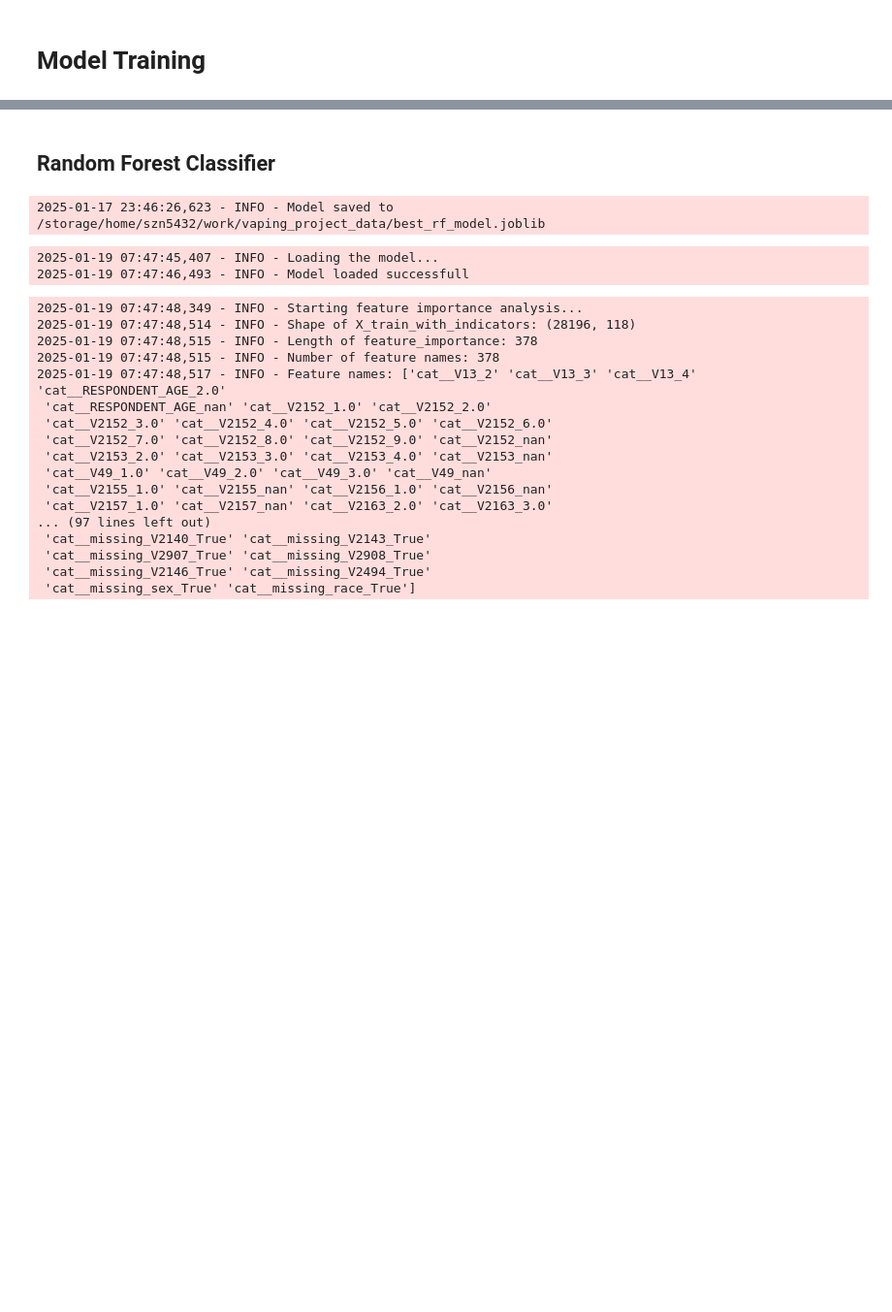
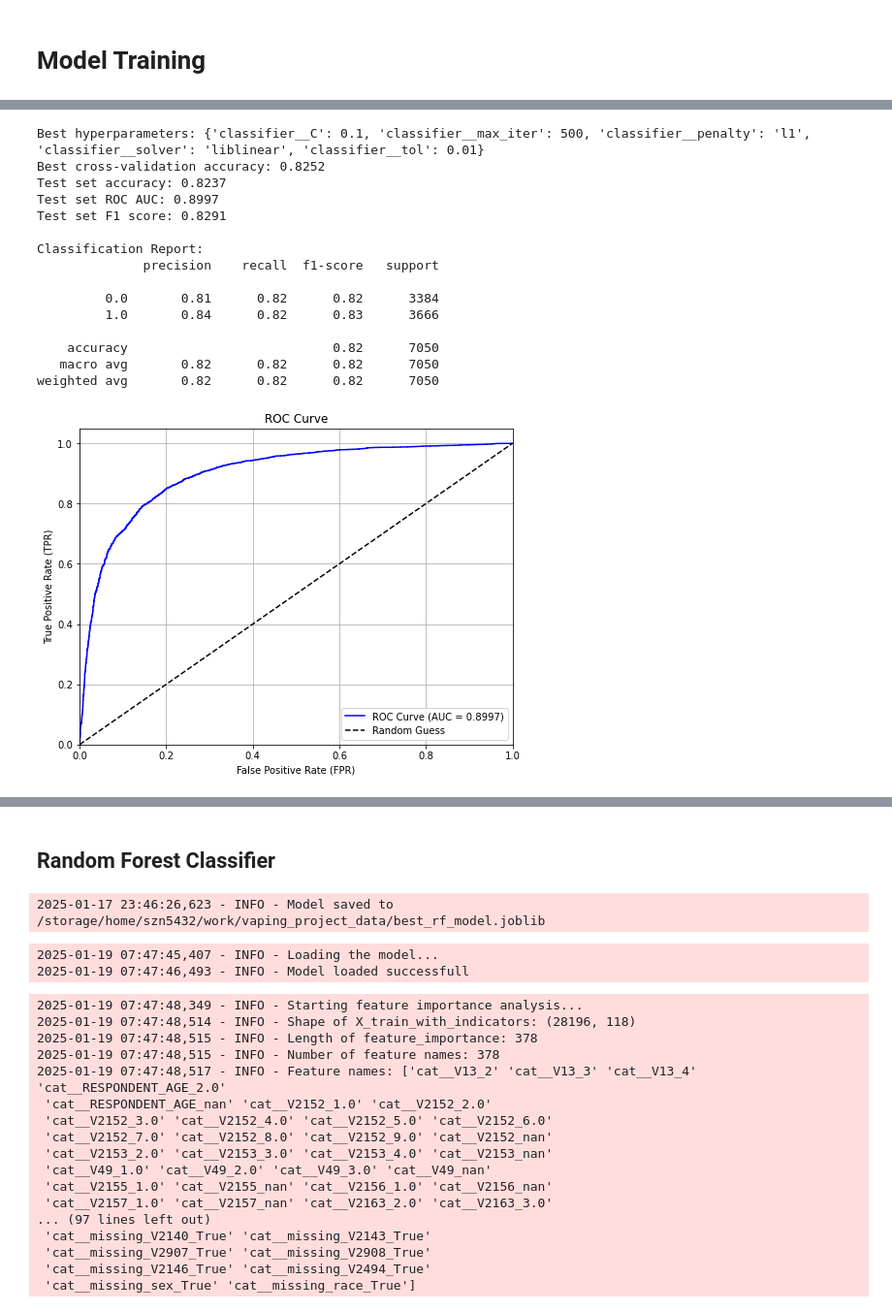
Before and after one commit to siyangni/vaping_project, a Jupyter notebook: modelling.ipynb, the cells around one changed output, grey strips where cells are left out. Shown at 97% size. Cells and saved outputs as stored; diff of their text form; code cells hidden in the pictures; blank space fills up the shorter version.

```diff
--- a/modelling.ipynb
+++ b/modelling.ipynb
@@ -410,0 +772,74 @@ Name: nicotine12d, dtype: float64
+# %%
+import numpy as np
+from sklearn.pipeline import Pipeline
+from sklearn.preprocessing import PolynomialFeatures
+from sklearn.linear_model import LogisticRegression
+from sklearn.model_selection import GridSearchCV
+from sklearn.metrics import (
+    accuracy_score,
+    roc_auc_score,
+    f1_score,
+    classification_report,
+    roc_curve  # For ROC curve
+)
+import matplotlib.pyplot as plt  # For plotting
+
+# ----------------------------
+# 4. Evaluate the Best Model
+# ----------------------------
+print("Best hyperparameters:", grid_search.best_params_)
+print("Best cross-validation accuracy: {:.4f}".format(grid_search.best_score_))
+
+# Use the best model to predict on the test set.
+best_model = grid_search.best_estimator_
+y_pred = best_model.predict(X_test_with_indicators)
+y_pred_proba = best_model.predict_proba(X_test_with_indicators)[:, 1]  # Get probabilities for the positive class
+
+# Calculate additional metrics
+test_accuracy = accuracy_score(y_test, y_pred)
+roc_auc = roc_auc_score(y_test, y_pred_proba)
+f1 = f1_score(y_test, y_pred)
+
+print("Test set accuracy: {:.4f}".format(test_accuracy))
+print("Test set ROC AUC: {:.4f}".format(roc_auc))
+print("Test set F1 score: {:.4f}".format(f1))
+
+# Print classification report
+print("\nClassification Report:")
+print(classification_report(y_test, y_pred))
+
+# ----------------------------
+# 5. Plot the ROC Curve
+# ----------------------------
+# Compute FPR, TPR, and thresholds
+fpr, tpr, thresholds = roc_curve(y_test, y_pred_proba)
+
+# Plot the ROC curve
+plt.figure(figsize=(8, 6))
+plt.plot(fpr, tpr, label=f"ROC Curve (AUC = {roc_auc:.4f})", color='blue')
+plt.plot([0, 1], [0, 1], 'k--', label="Random Guess")  # Diagonal line for reference
+plt.xlim([0.0, 1.0])
+plt.ylim([0.0, 1.05])
+plt.xlabel("False Positive Rate (FPR)")
+plt.ylabel("True Positive Rate (TPR)")
+plt.title("ROC Curve")
+plt.legend(loc="lower right")
+plt.grid(True)
+plt.show()
+# %% [output]
+Best hyperparameters: {'classifier__C': 0.1, 'classifier__max_iter': 500, 'classifier__penalty': 'l1', 'classifier__solver': 'liblinear', 'classifier__tol': 0.01}
+Best cross-validation accuracy: 0.8252
+Test set accuracy: 0.8237
+Test set ROC AUC: 0.8997
+Test set F1 score: 0.8291
+
+Classification Report:
+              precision    recall  f1-score   support
+
+         0.0       0.81      0.82      0.82      3384
+         1.0       0.84      0.82      0.83      3666
+
+    accuracy                           0.82      7050
+   macro avg       0.82      0.82      0.82      7050
+weighted avg       0.82      0.82      0.82      7050
+[figure, added]
```
Also changed, not shown: parts of 69 cells of this notebook, 6 other files.
